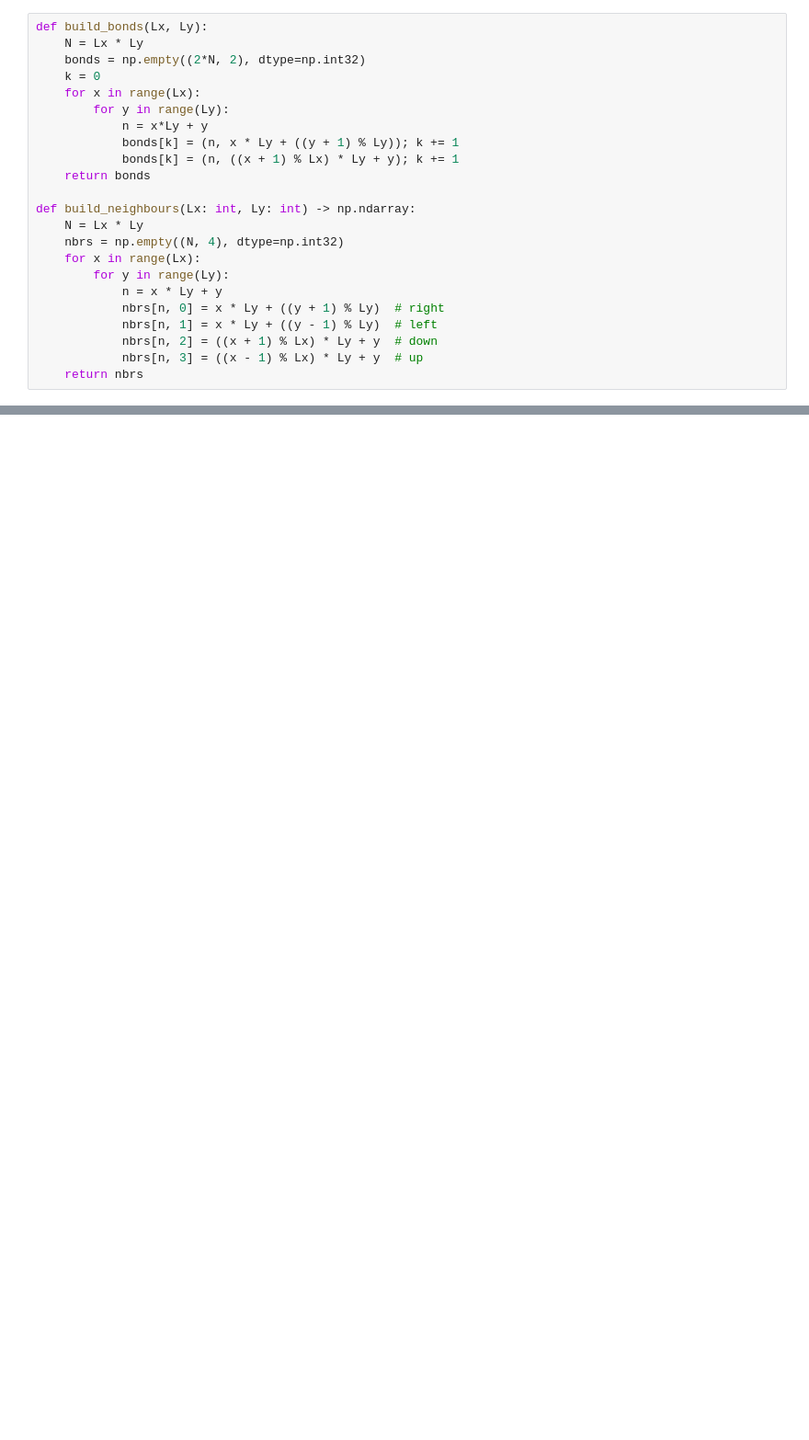
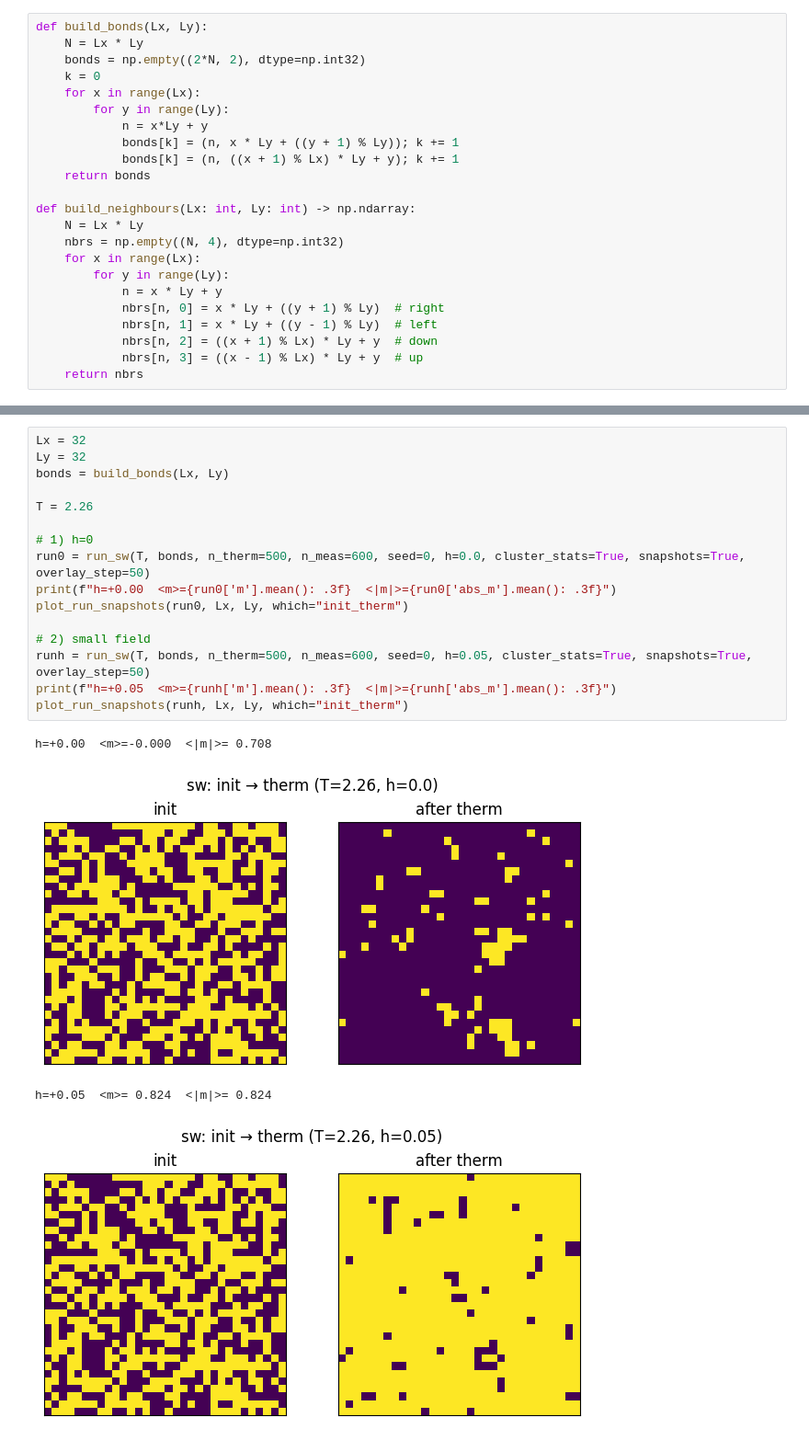
Before and after one commit to TimurHolikov/monte-carlo-methods, a Jupyter notebook: Final project/ising.ipynb, the cells around one changed output, grey strips where cells are left out. Shown at 92% size. Drawn from its saved outputs; the diff is of its cells as text; blank space fills up the shorter version.

```diff
--- a/Final project/ising.ipynb
+++ b/Final project/ising.ipynb
@@ -564,0 +536,21 @@ for T in [1.5, 3.5]:
+# %%
+Lx = 32
+Ly = 32
+bonds = build_bonds(Lx, Ly)
+
+T = 2.26
+
+# 1) h=0
+run0 = run_sw(T, bonds, n_therm=500, n_meas=600, seed=0, h=0.0, cluster_stats=True, snapshots=True, overlay_step=50)
+print(f"h=+0.00  <m>={run0['m'].mean(): .3f}  <|m|>={run0['abs_m'].mean(): .3f}")
+plot_run_snapshots(run0, Lx, Ly, which="init_therm")
+
+# 2) small field
+runh = run_sw(T, bonds, n_therm=500, n_meas=600, seed=0, h=0.05, cluster_stats=True, snapshots=True, overlay_step=50)
+print(f"h=+0.05  <m>={runh['m'].mean(): .3f}  <|m|>={runh['abs_m'].mean(): .3f}")
+plot_run_snapshots(runh, Lx, Ly, which="init_therm")
+# %% [output]
+h=+0.00  <m>=-0.000  <|m|>= 0.708
+[figure, added]
+h=+0.05  <m>= 0.824  <|m|>= 0.824
+[figure, added]
```
Also changed, not shown: parts of 26 cells of this notebook.
